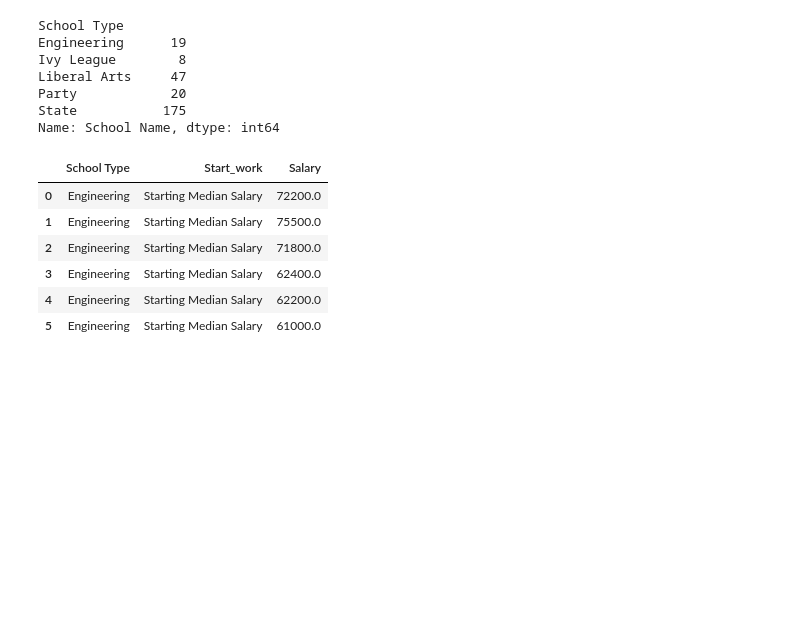
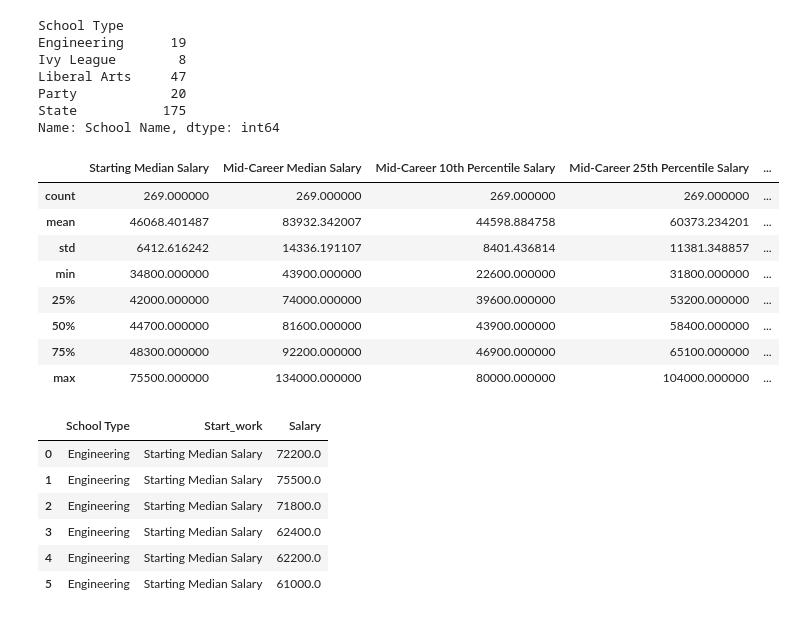
Before and after one commit to RRazvan90/group-3, a Jupyter notebook: Prer_colltype.ipynb, the cells around one changed output. Cells and saved outputs as stored; diff of their text form; code cells hidden in the pictures; blank space fills up the shorter version.

```diff
--- a/Prer_collype.py.ipynb
+++ b/Prer_colltype.ipynb
@@ -105,3 +121,15 @@ df_college['Perc_grwth'] = (( df_college["Mid-Career Median Salary"] / df_colleg
+# %%
+df_college.describe()
+# %% [output]
+|  | Starting Median Salary | Mid-Career Median Salary | Mid-Career 10th Percentile Salary | Mid-Career 25th Percentile Salary | ... |
+| count | 269.000000 | 269.000000 | 269.000000 | 269.000000 | ... |
+| mean | 46068.401487 | 83932.342007 | 44598.884758 | 60373.234201 | ... |
+| std | 6412.616242 | 14336.191107 | 8401.436814 | 11381.348857 | ... |
+| min | 34800.000000 | 43900.000000 | 22600.000000 | 31800.000000 | ... |
+| 25% | 42000.000000 | 74000.000000 | 39600.000000 | 53200.000000 | ... |
+| 50% | 44700.000000 | 81600.000000 | 43900.000000 | 58400.000000 | ... |
+| 75% | 48300.000000 | 92200.000000 | 46900.000000 | 65100.000000 | ... |
+| max | 75500.000000 | 134000.000000 | 80000.000000 | 104000.000000 | ... |
 # %%
 df_melt = df_college.drop("School Name",axis=1)
 df_melt=df_melt.melt(id_vars="School Type",var_name="Start_work",value_name="Salary")
```
Also changed, not shown: parts of 16 cells of this notebook, 2 other files.
